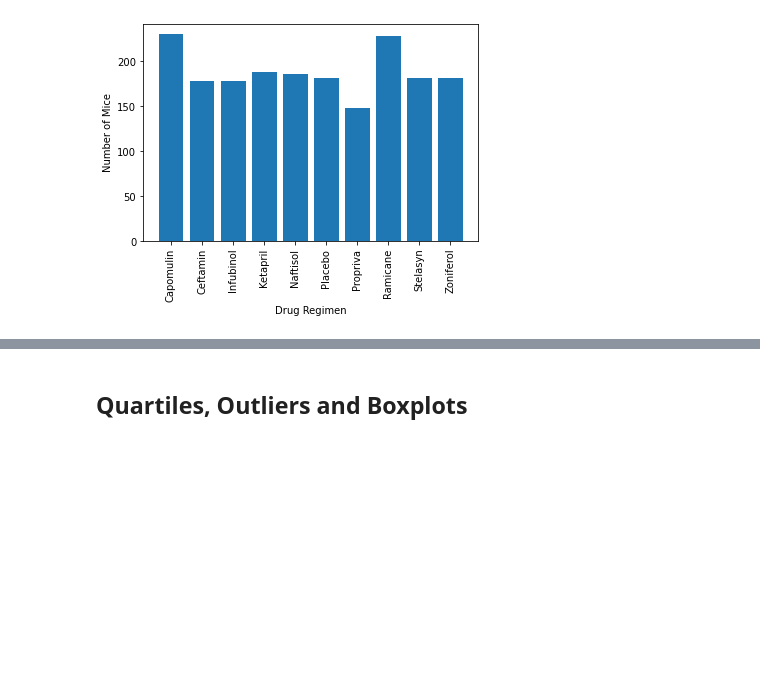
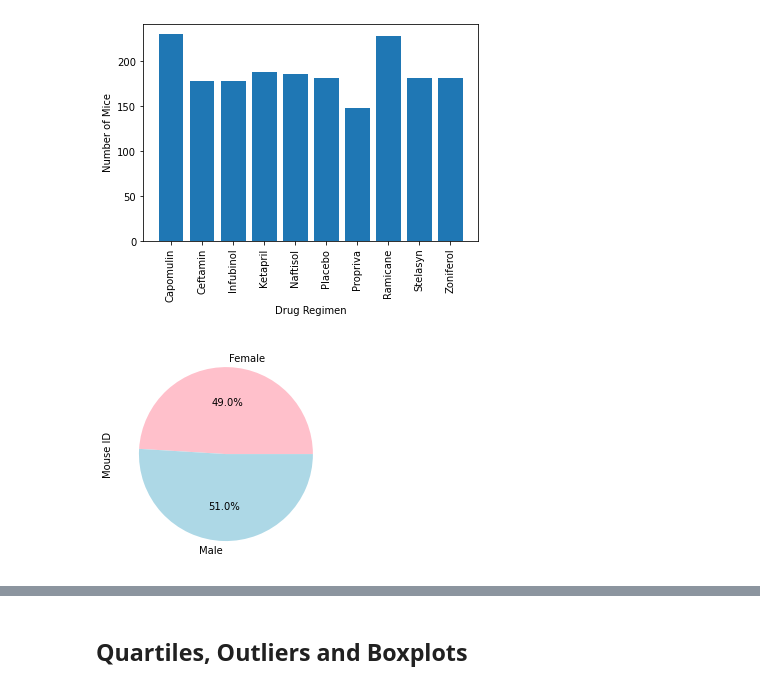
Before and after one commit to adamholcomb/Matplotlib-Medical-Analysis, a Jupyter notebook: pymaceuticals.ipynb, the cells around one changed output, grey strips where cells are left out. Saved outputs shown, nothing was run; the diff lists cells and outputs as text; code cells hidden in the pictures; blank space fills up the shorter version.

```diff
--- a/pymaceuticals.ipynb
+++ b/pymaceuticals.ipynb
@@ -162,4 +162,14 @@ plt.xlabel("Drug Regimen")
 plt.show()
 # %% [output]
 [figure]
+# %%
+# Generate a pie plot showing the distribution of female versus male mice using pandas
+mice_gender = (clean_data.groupby("Sex").count())["Mouse ID"]
+
+labels = mice_gender.index
+colors = ["pink","lightblue"]
+mice_gender.plot(kind="pie",labels=labels,colors=colors,autopct="%1.1f%%")
+plt.show()
+# %% [output]
+[figure, added]
 # %%
```
Also changed, not shown: parts of 2 cells of this notebook.
